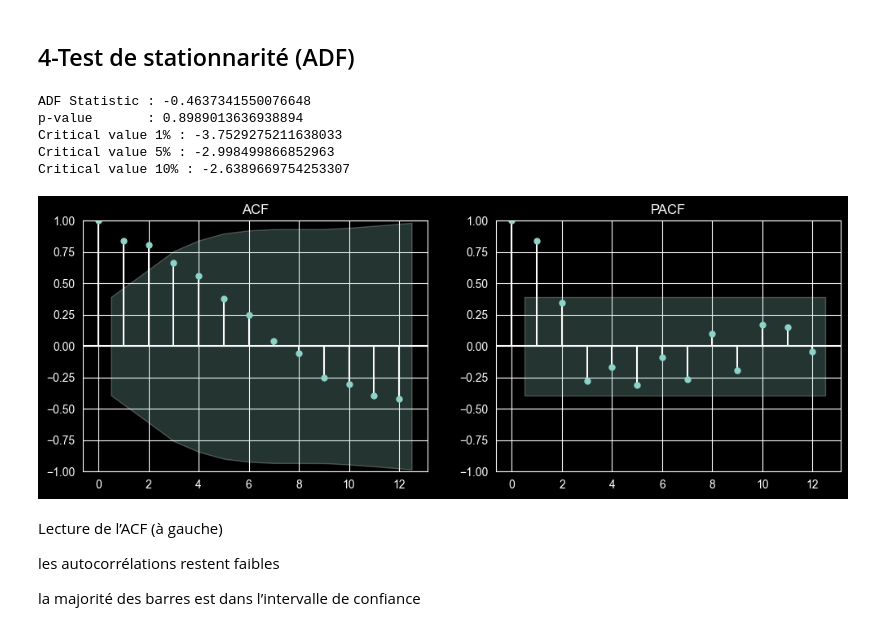
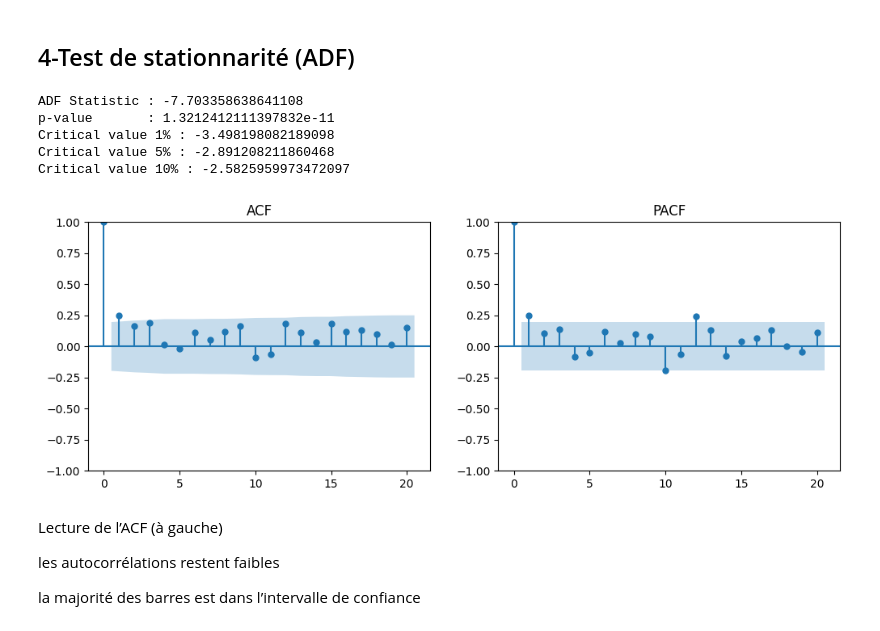
Before and after one commit to MelissaBoutlendj/m4-forecasting, a Jupyter notebook: challangeM4.ipynb, the cells around one changed output. Saved outputs shown, nothing was run; the diff lists cells and outputs as text; code cells hidden in the pictures.

```diff
--- a/challangeM4.ipynb
+++ b/challangeM4.ipynb
@@ -15,7 +15,7 @@ from statsmodels.tsa.stattools import adfuller
 from statsmodels.graphics.tsaplots import plot_acf, plot_pacf
 
 
-data = pd.read_csv("data/Quarterly-train.csv")
+data = pd.read_csv("Quarterly-train.csv")
 # %% [markdown]
 Le dataset M4 est fourni en format wide : chaque colonne correspond à une série temporelle distincte. L’analyse est réalisée sur une seule série (V1), conformément aux recommandations du cours.
 
@@ -44,5 +30,5 @@ serie = data["V2"].dropna().iloc[:100]
 # %%
-serie = data_clean["VALUE"]
+serie = data["V2"].dropna().iloc[:100]
 # %%
 serie.head()
 # %% [output]
@@ -163,26 +161,26 @@ for key, value in result[4].items():
 
     # La serie est stationnaire (on rejette H0)
 # %% [output]
-ADF Statistic : -0.4637341550076648
-p-value       : 0.8989013636938894
-Critical value 1% : -3.7529275211638033
-Critical value 5% : -2.998499866852963
-Critical value 10% : -2.6389669754253307
+ADF Statistic : -7.703358638641108
+p-value       : 1.3212412111397832e-11
+Critical value 1% : -3.498198082189098
+Critical value 5% : -2.891208211860468
+Critical value 10% : -2.5825959973472097
 # %%
 from statsmodels.graphics.tsaplots import plot_acf, plot_pacf
 import matplotlib.pyplot as plt
 
 fig, axes = plt.subplots(1, 2, figsize=(12,4))
 
-plot_acf(serie, ax=axes[0])
+plot_acf(serie, lags=20, ax=axes[0])
 axes[0].set_title("ACF")
 
-plot_pacf(serie, ax=axes[1], method="ywm")
+plot_pacf(serie, lags=20, ax=axes[1], method="ywm")
 axes[1].set_title("PACF")
 
 plt.show()
 # %% [output]
-[figure, old version]
+[figure, new version]
 # %% [markdown]
 Lecture de l’ACF (à gauche)
 
```
Also changed, not shown: parts of 14 cells of this notebook, 2 other files.
